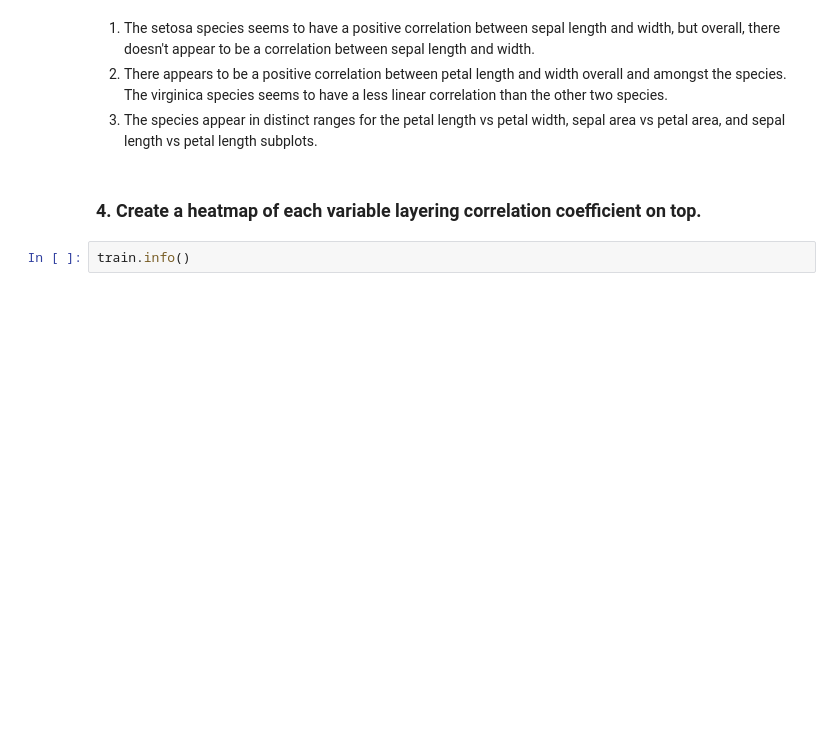
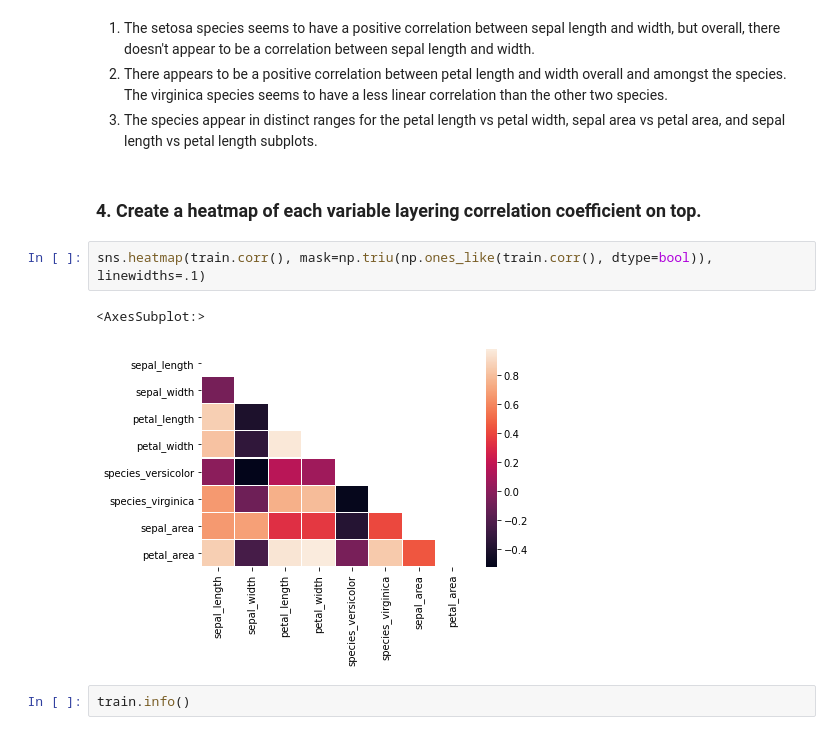
Before and after one commit to david-ryan-alviola/classification-exercises, a Jupyter notebook: classification_exercises.ipynb, the cells around one changed output. Saved outputs shown, nothing was run; the diff lists cells and outputs as text; blank space fills up the shorter version.

```diff
--- a/classification_exercises.ipynb
+++ b/classification_exercises.ipynb
@@ -452,6 +476,11 @@ sns.scatterplot(x="sepal_length", y="petal_length", data=train, hue="species")
 3. The species appear in distinct ranges for the petal length vs petal width, sepal area vs petal area, and sepal length vs petal length subplots.
 # %% [markdown]
 ### 4. Create a heatmap of each variable layering correlation coefficient on top.
+# %%
+sns.heatmap(train.corr(), mask=np.triu(np.ones_like(train.corr(), dtype=bool)), linewidths=.1)
+# %% [output]
+<AxesSubplot:>
+[figure, added]
 # %%
 train.info()
 # %% [output]
```
Also changed, not shown: parts of 7 cells of this notebook.
